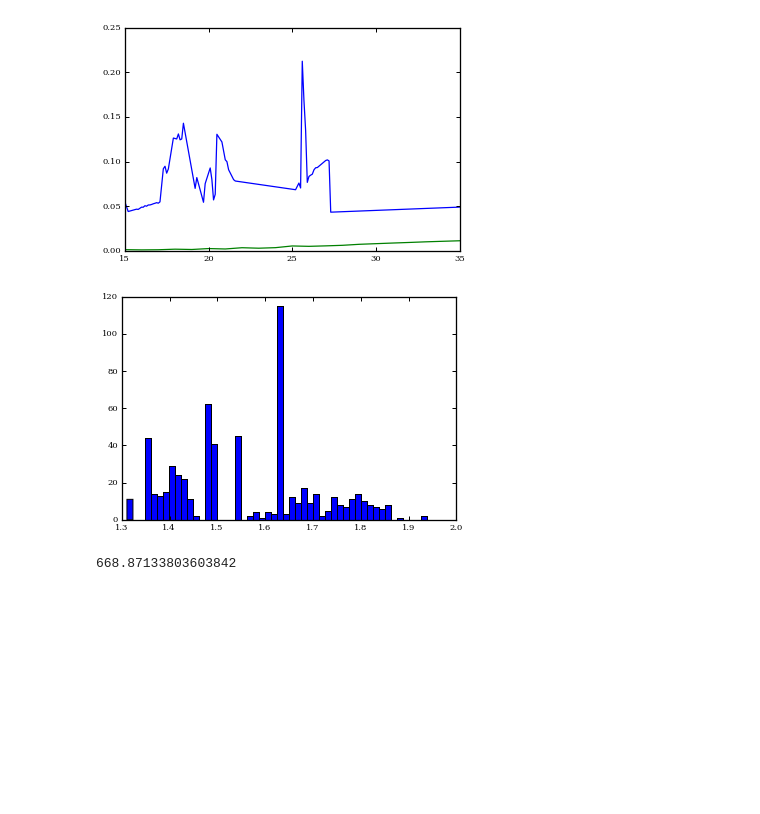
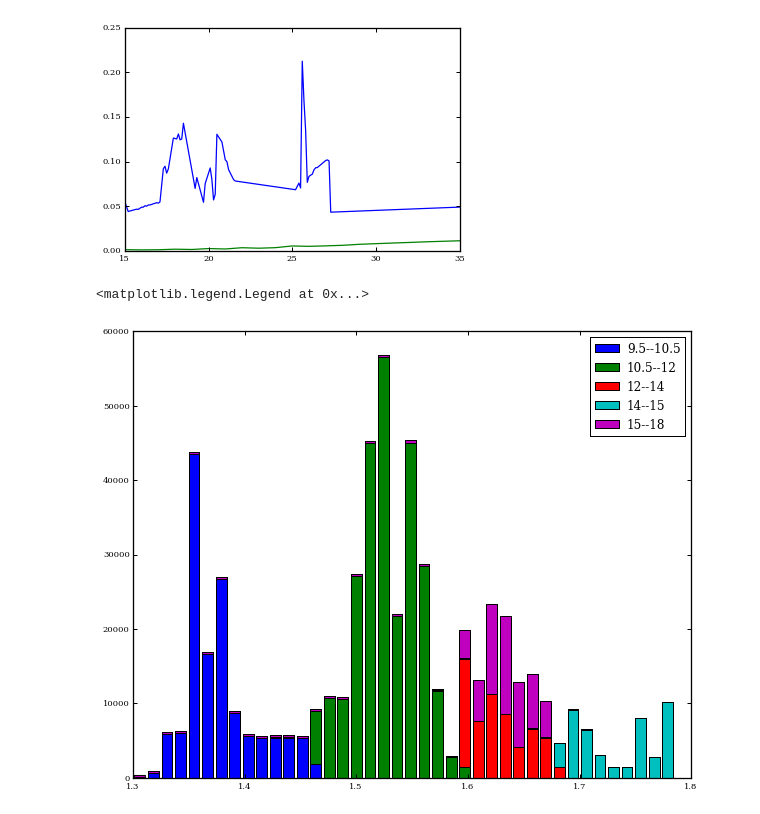
Before and after one commit to brownjustinmichael/KEPLER-Utilities, a Jupyter notebook: ipython/IMF Integrator.ipynb, the cells around one changed output. Cells and saved outputs as stored; diff of their text form; code cells hidden in the pictures; blank space fills up the shorter version.

```diff
--- a/ipython/IMF Integrator.ipynb
+++ b/ipython/IMF Integrator.ipynb
@@ -80,7 +80,7 @@ remnant_approximation = "si"
 for calibration in janka_calibrations:
     jp = None
     jps = []
-    janka_files = ["results_low_mass_%s.txt" % calibration, "results_%s.txt" % calibration, "results_heavy_%s.txt" % calibration]
+    janka_files = ["results_%s_revised.txt" % calibration]
     for f in janka_files:
         jps.append (janka.JankaParser.readFrom (janka_dir + f))
         if jp is None:
@@ -171,14 +171,38 @@ baryonic_masses [baryonic_masses > 2.5 * u.solMass] = 0. * u.solMass
 numbers = (w_imf + janka_imf).freq [baryonic_masses > 0.0 * u.solMass]
 # %%
 tohist = [x for sublist in [[mass] * int (number) for mass, number in zip (baryonic_masses [baryonic_masses > 0.0 * u.solMass], numbers * 1000)] for x in sublist]
-# %%
-import matplotlib.pyplot as plt
-%matplotlib inline
-
-num, bins, patches = plt.hist (u.Quantity (tohist), 50)
-# %% [output]
-[figure, removed]
-# %%
-l = plt.plot(bins, y, 'r--', linewidth=1)
-# %% [output]
-668.87133803603842
+# %%
+from scipy.interpolate import interp1d
+
+interpolator = interp1d ((w_imf + janka_imf).masses, baryonic_masses)
+# %%
+x = np.random.rand (1000000)
+x = ((1 - x) * max ((w_imf + janka_imf).masses) ** (-1.35) + x * min ((w_imf + janka_imf).masses) ** (-1.35)) ** (1. / -1.35)
+
+plt.figure (figsize = (10,8))
+
+dx1 = x [x < 10.]
+inter1 = interpolator (dx1)
+
+dx2 = x [np.logical_and (10. < x, x < 13.)]
+inter2 = interpolator (dx2)
+
+dx3 = x [np.logical_and (13. < x, x < 14)]
+inter3 = interpolator (dx3)
+
+dx6 = x [np.logical_and (14. < x, x < 15)]
+inter6 = interpolator (dx6)
+
+dx4 = x [np.logical_and (15 < x, x < 18)]
+inter4 = interpolator (dx4)
+
+dx5 = x [x > 18]
+inter5 = interpolator (dx5)
+
+num, bins, patches = plt.hist ([inter1 [inter1 > 1.3],inter2[inter2 > 1.3],inter3[inter3 > 1.3],inter6[inter6 > 1.3],inter4[inter4 > 1.3]],
+                               40, stacked = True, label = ["9.5--10.5","10.5--12","12--14","14--15","15--18",">18"])
+
+plt.legend (loc = "upper right")
+# %% [output]
+<matplotlib.legend.Legend at 0x...>
+[figure, added]
```
Also changed, not shown: parts of 1 cell of this notebook, 15 other files.
